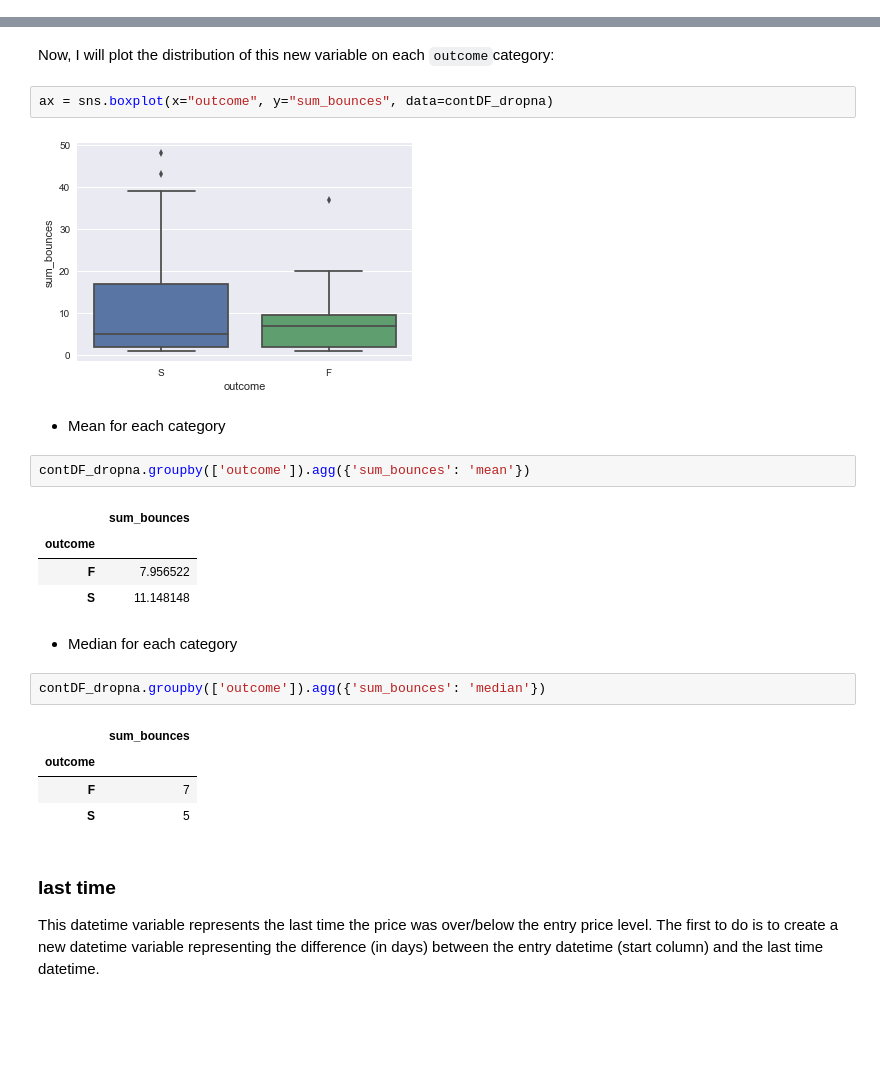
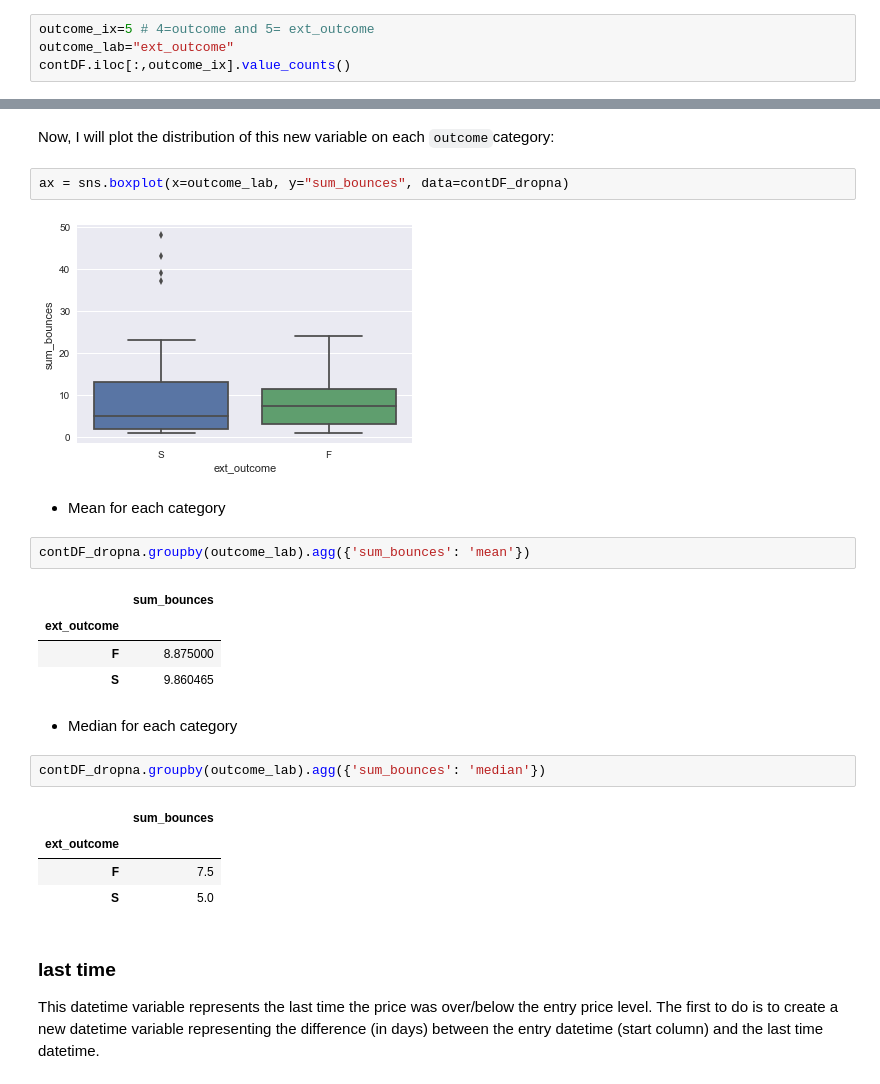
Before and after one commit to FOREXfunguru/FOREX, a Jupyter notebook: notebooks/Binary_classifier_using_ML.ipynb, the cells around one changed output, grey strips where cells are left out. Cells and saved outputs as stored; diff of their text form; blank space fills up the shorter version.

```diff
--- a/notebooks/Binary_classifier_using_ML.ipynb
+++ b/notebooks/Binary_classifier_using_ML.ipynb
@@ -96,0 +91,4 @@ Name: outcome, dtype: int64
+# %%
+outcome_ix=5 # 4=outcome and 5= ext_outcome
+outcome_lab="ext_outcome"
+contDF.iloc[:,outcome_ix].value_counts()
@@ -398,27 +392,27 @@ See the caveats in the documentation: http://pandas.pydata.org/pandas-docs/stabl
 # %% [markdown]
 Now, I will plot the distribution of this new variable on each `outcome`category:
 # %%
-ax = sns.boxplot(x="outcome", y="sum_bounces", data=contDF_dropna)
+ax = sns.boxplot(x=outcome_lab, y="sum_bounces", data=contDF_dropna)
 # %% [output]
-[figure, old version]
+[figure, new version]
 # %% [markdown]
 * Mean for each category
 # %%
-contDF_dropna.groupby(['outcome']).agg({'sum_bounces': 'mean'})
+contDF_dropna.groupby(outcome_lab).agg({'sum_bounces': 'mean'})
 # %% [output]
 |  | sum_bounces |
-| outcome |  |
-| F | 7.956522 |
-| S | 11.148148 |
+| ext_outcome |  |
+| F | 8.875000 |
+| S | 9.860465 |
 # %% [markdown]
 * Median for each category
 # %%
-contDF_dropna.groupby(['outcome']).agg({'sum_bounces': 'median'})
+contDF_dropna.groupby(outcome_lab).agg({'sum_bounces': 'median'})
 # %% [output]
 |  | sum_bounces |
-| outcome |  |
-| F | 7 |
-| S | 5 |
+| ext_outcome |  |
+| F | 7.5 |
+| S | 5.0 |
 # %% [markdown]
 ### last time
 This datetime variable represents the last time the price was over/below the entry price level. The first to do is to create a new datetime variable representing the difference (in days) between the entry datetime (start column) and the last time datetime.
```
Also changed, not shown: parts of 69 cells of this notebook.
